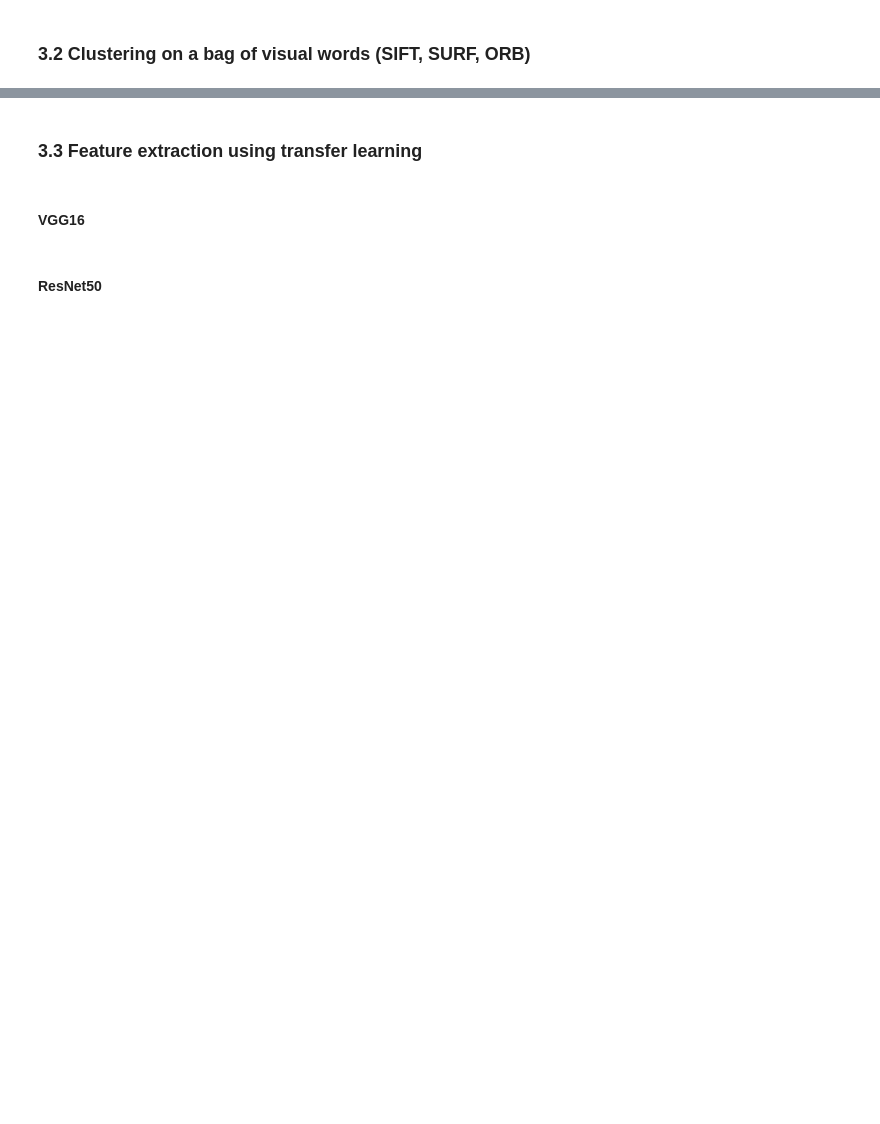
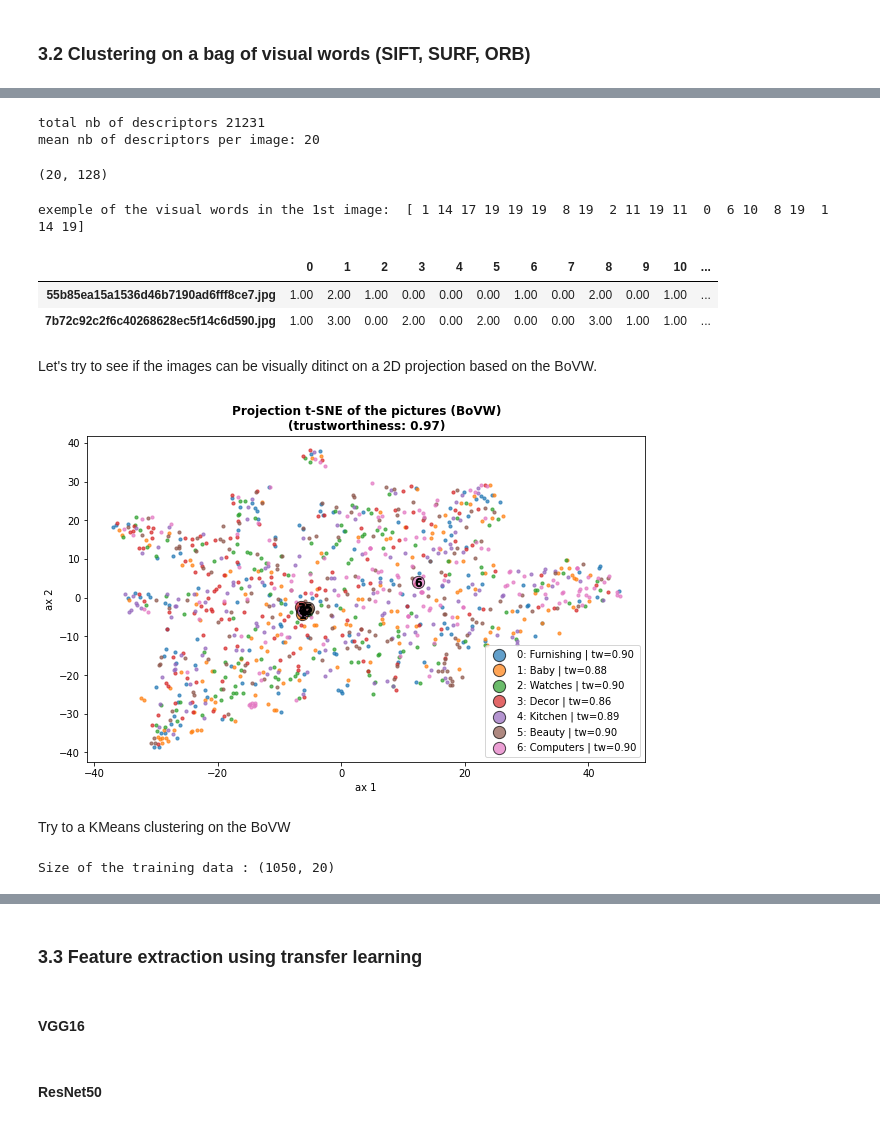
Before and after one commit to SmellyArmure/OC_DS_Project6, a Jupyter notebook: NOTEBOOK/P6_Cleaning_PICT.ipynb, the cells around one changed output, grey strips where cells are left out. Drawn from its saved outputs; the diff is of its cells as text; code cells hidden in the pictures; blank space fills up the shorter version.

```diff
--- a/NOTEBOOK/P6_Cleaning_PICT.ipynb
+++ b/NOTEBOOK/P6_Cleaning_PICT.ipynb
@@ -1067,0 +1038,66 @@ df_res_clust.sample(5)
+# %%
+# Compute the descriptors of each image (choose max nb of descriptors per image)
+
+ser_descriptors, all_descriptors = extract_sift_features(df_pict['img_grey'],
+                                                         nfeatures=20)
+print("total nb of descriptors",
+      len(all_descriptors))
+print("mean nb of descriptors per image: {:.0f}"\
+      .format(ser_descriptors.apply(len).mean()))
+# %% [output]
+total nb of descriptors 21231
+mean nb of descriptors per image: 20
+# %%
+# Compute the visual words
+
+visual_words, vw_predictor = select_visual_words(20, all_descriptors)
+visual_words.shape
+# %% [output]
+(20, 128)
+# %%
+# Gives for each descriptor of each image the label of the nearest visual word
+# and builds the list of the visual words in one image
+# Does this through all the images.
+vw_list = []
+ind_img_list = []
+# loop on the items :
+for n_img, desc_list in ser_descriptors.iteritems():
+    vwords = vw_predictor.predict(desc_list) # list of the vw labels in each image
+    vw_list.append(vwords) # generate a list of vw labels lists
+# %%
+print("exemple of the visual words in the 1st image: ",vw_list[0])
+# %% [output]
+exemple of the visual words in the 1st image:  [ 1 14 17 19 19 19  8 19  2 11 19 11  0  6 10  8 19  1 14 19]
+# %%
+from collections import Counter
+df_BovW = pd.DataFrame([Counter(x) for x in vw_list],
+                               index = ser_descriptors.index).fillna(0)
+df_BovW = df_BovW[sorted(df_BovW.columns)]
+# %%
+df_BovW.head(2)
+# %% [output]
+|  | 0 | 1 | 2 | 3 | 4 | 5 | 6 | 7 | 8 | 9 | 10 | ... |
+| 55b85ea15a1536d46b7190ad6fff8ce7.jpg | 1.00 | 2.00 | 1.00 | 0.00 | 0.00 | 0.00 | 1.00 | 0.00 | 2.00 | 0.00 | 1.00 | ... |
+| 7b72c92c2f6c40268628ec5f14c6d590.jpg | 1.00 | 3.00 | 0.00 | 2.00 | 0.00 | 2.00 | 0.00 | 0.00 | 3.00 | 1.00 | 1.00 | ... |
+# %% [markdown]
+Let's try to see if the images can be visually ditinct on a 2D projection based on the BoVW.
+# %%
+# Visualization of the images (BoVW of 150 VW) on a t-SNE projection
+
+ser_categories = pd.Series(df_pict['category'].values,
+                           index=df_pict.index,
+                           name='Clust')
+
+plot_projection(df_BovW, model=None, ser_clust=ser_categories,
+                proj='t-SNE', size=10, legend_on=True,
+                title="Projection t-SNE of the pictures (BoVW)",
+                figsize=(10, 6))
+# %% [output]
+[figure, added]
+# %% [markdown]
+Try to a KMeans clustering on the BoVW
+# %%
+X_df = df_BovW
+print("Size of the training data :", X_df.shape)
+# %% [output]
+Size of the training data : (1050, 20)
```
Also changed, not shown: parts of 105 cells of this notebook, 6 other files.
